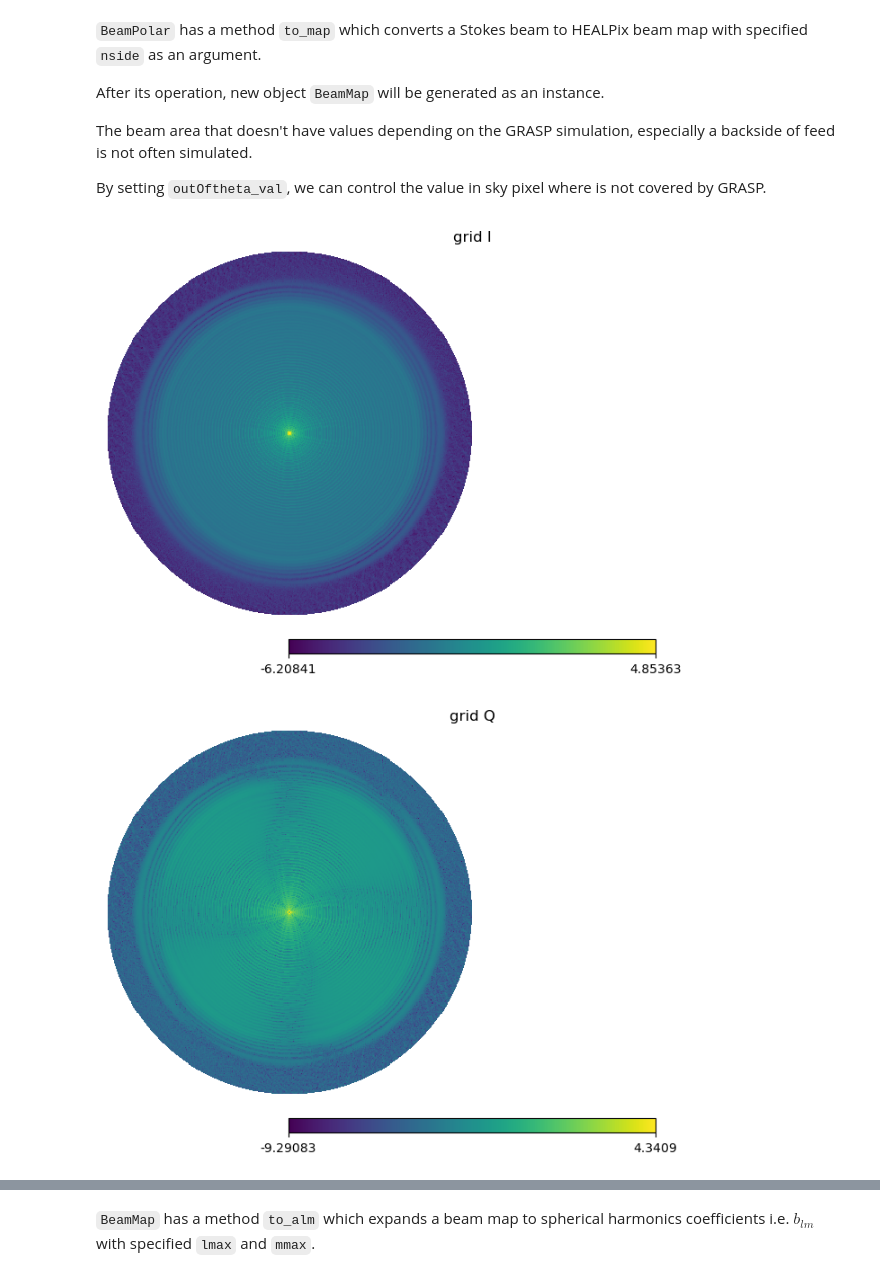
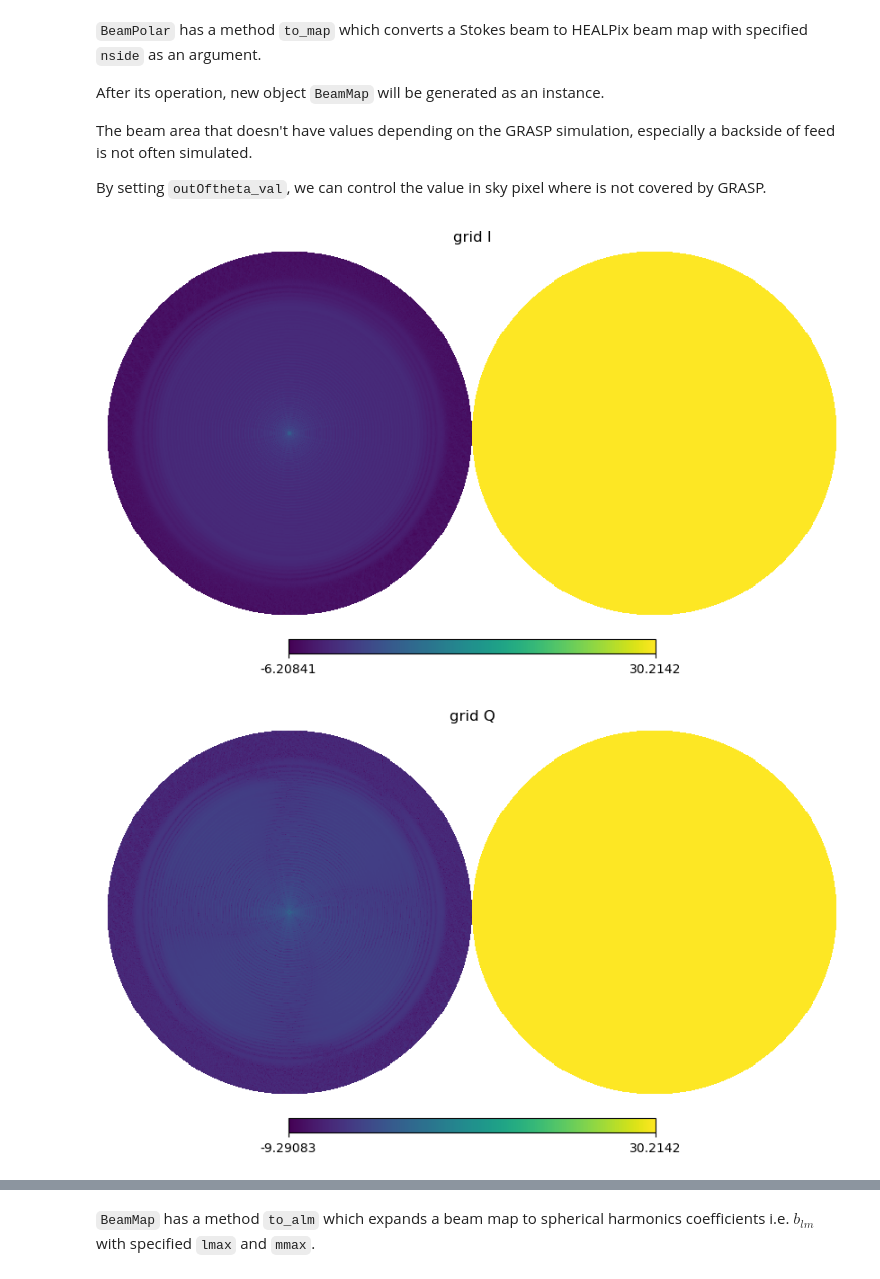
Before and after one commit to yusuke-takase/grasp2alm, a Jupyter notebook: notebooks/tutorial.ipynb, the cells around one changed output, grey strips where cells are left out. Cells and saved outputs as stored; diff of their text form; code cells hidden in the pictures.

```diff
--- a/notebooks/tutorial.ipynb
+++ b/notebooks/tutorial.ipynb
@@ -80,13 +80,13 @@ The beam area that doesn't have values depending on the GRASP simulation, especi
 By setting `outOftheta_val`, we can control the value in sky pixel where is not covered by GRASP.
 # %%
 nside = 256
-outOftheta_val = 0.0
+outOftheta_val = hp.UNSEEN # Default
 gmap = gpolar.to_map(nside, outOftheta_val=outOftheta_val)
 cmap = cpolar.to_map(nside, outOftheta_val=outOftheta_val)
 for i,s in enumerate(stokes[:3]):
     hp.orthview(np.log10(np.abs(gmap.map[i])), title=f"grid {s}", rot=(0,90))
 for i,s in enumerate(stokes[:2]):
     hp.orthview(np.log10(np.abs(cmap.map[i])), title=f"cut {s}", rot=(0,90))
 # %% [output]
-[figure, old version]
+[figure, new version]
-[figure, old version]
+[figure, new version]
```
Also changed, not shown: parts of 4 cells of this notebook, 2 other files.
